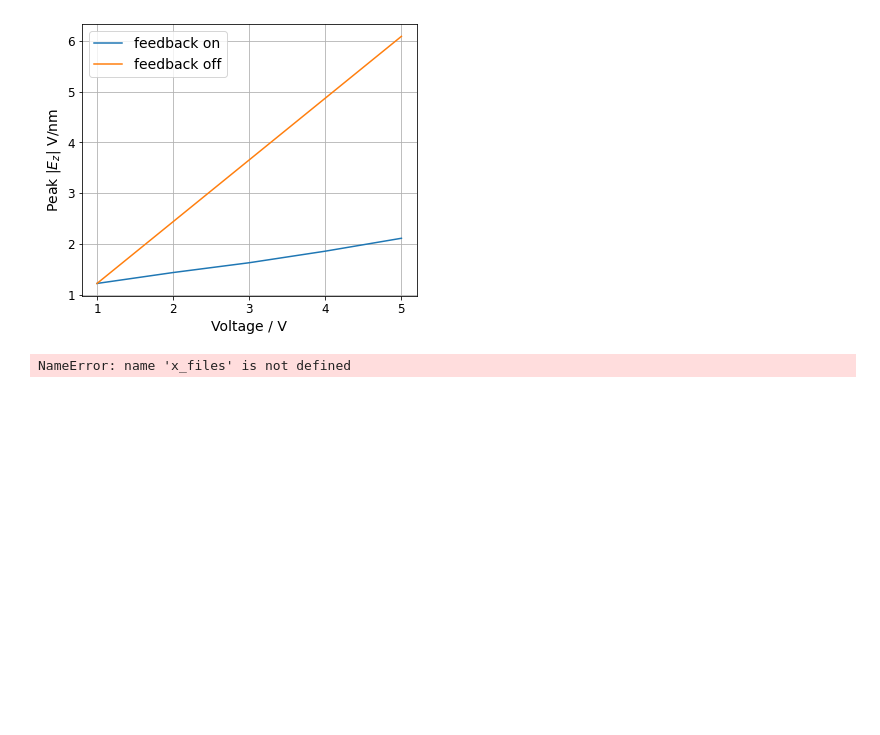
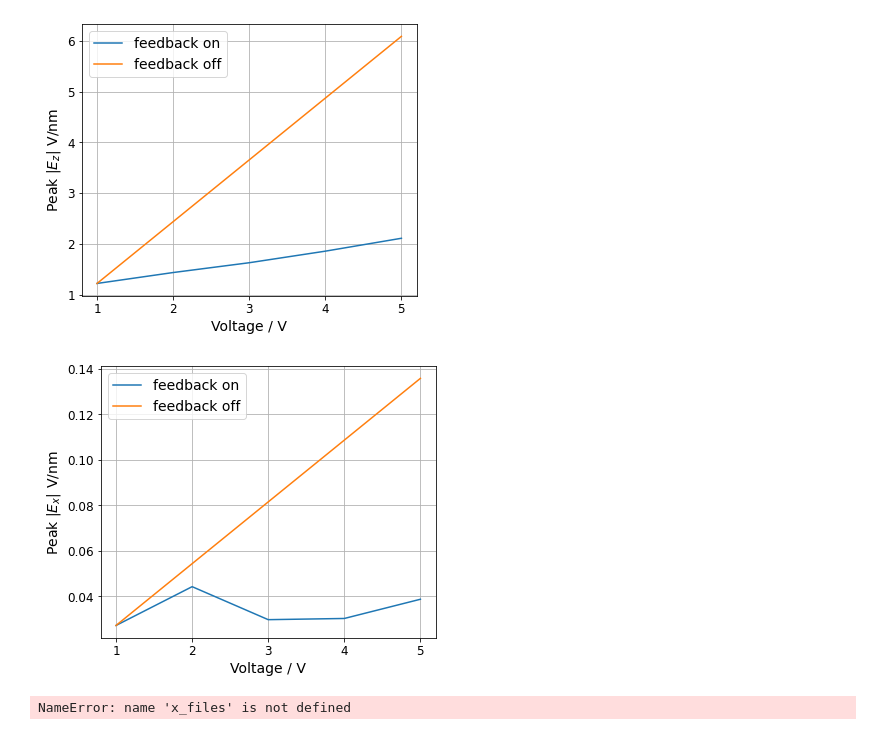
Before and after one commit to thomasbourke1/STM-electric-field-simulation, a Jupyter notebook: COMSOL_plot.ipynb, the cells around one changed output. Drawn from its saved outputs; the diff is of its cells as text; code cells hidden in the pictures; blank space fills up the shorter version.

```diff
--- a/COMSOL_plot.ipynb
+++ b/COMSOL_plot.ipynb
@@ -24,6 +24,10 @@ plot.plot_Ez(feedback_off_z, feedback='off', free_param=5)
 plot.plot_peakE(feedback_on_z, feedback_off_z, component='z')
 # %% [output]
 [figure]
+# %%
+plot.plot_peakE(feedback_on_x, feedback_off_x, component='x')
+# %% [output]
+[figure, added]
 # %%
 #plot E_x data
 
```
Also changed, not shown: 2 other files.
